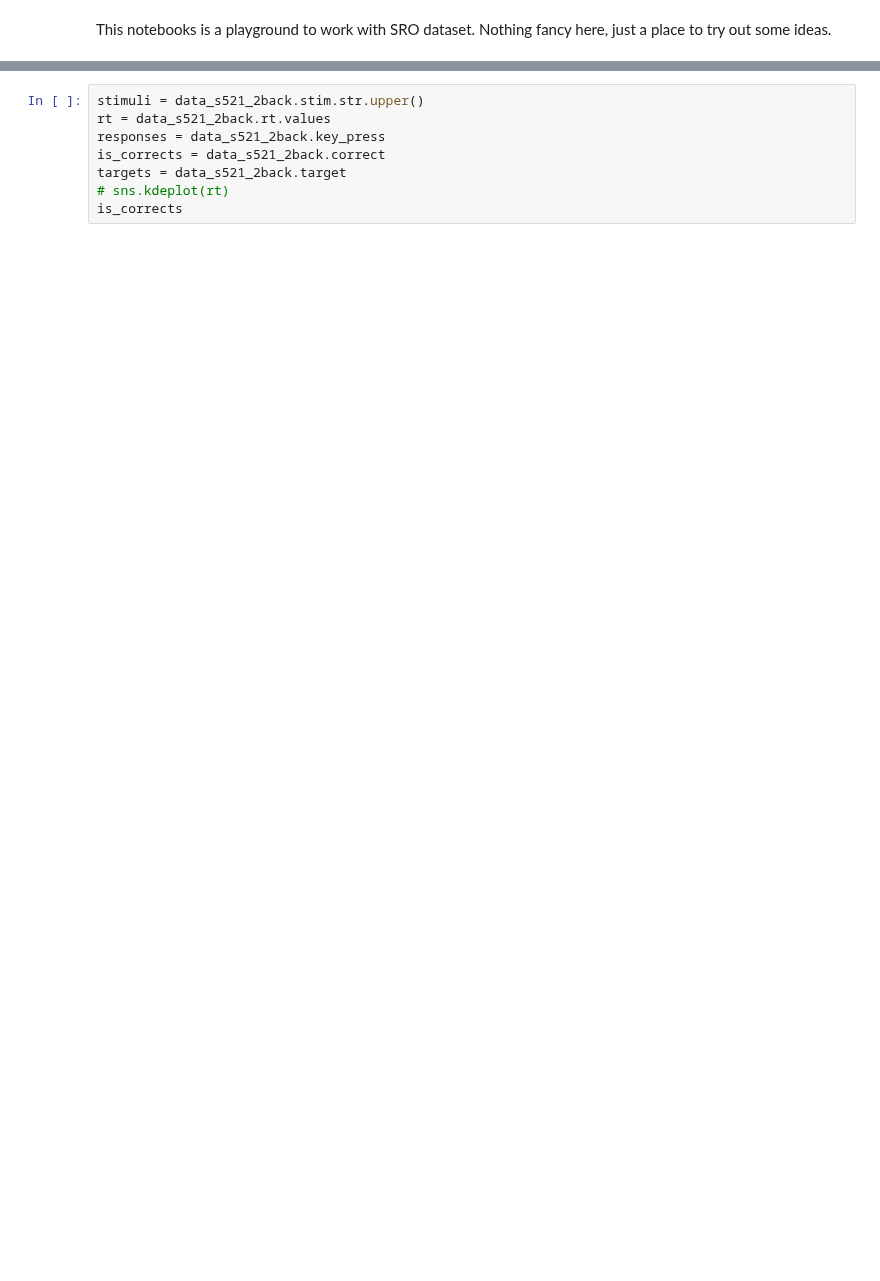
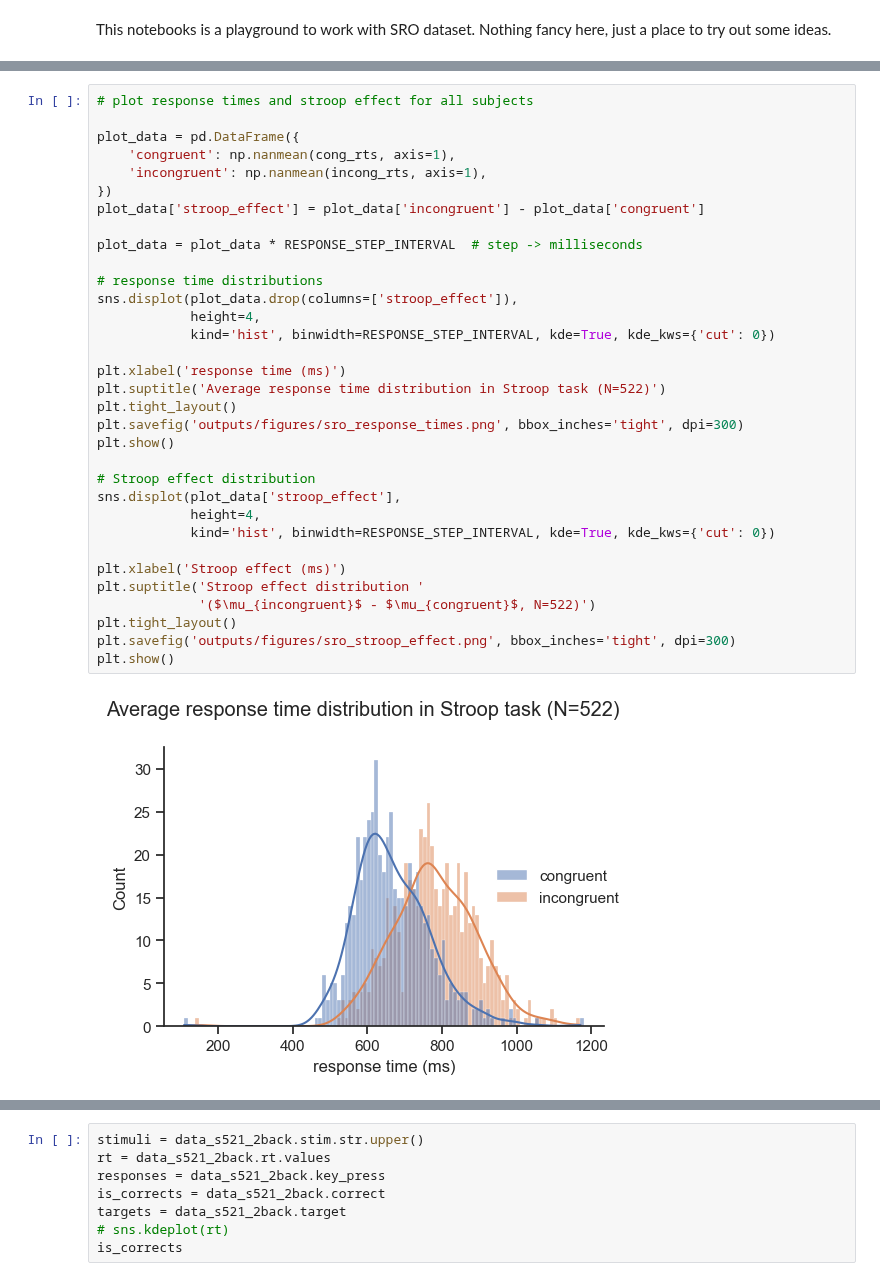
Before and after one commit to morteza/CogPonder, a Jupyter notebook: notebooks/SRO Playground.ipynb, the cells around one changed output, grey strips where cells are left out. Saved outputs shown, nothing was run; the diff lists cells and outputs as text; blank space fills up the shorter version.

```diff
--- a/notebooks/SRO Playground.ipynb
+++ b/notebooks/SRO Playground.ipynb
@@ -2,0 +55,35 @@ This notebooks is a playground to work with SRO dataset. Nothing fancy here, jus
+# %%
+# plot response times and stroop effect for all subjects
+
+plot_data = pd.DataFrame({
+    'congruent': np.nanmean(cong_rts, axis=1),
+    'incongruent': np.nanmean(incong_rts, axis=1),
+})
+plot_data['stroop_effect'] = plot_data['incongruent'] - plot_data['congruent']
+
+plot_data = plot_data * RESPONSE_STEP_INTERVAL  # step -> milliseconds
+
+# response time distributions
+sns.displot(plot_data.drop(columns=['stroop_effect']),
+            height=4,
+            kind='hist', binwidth=RESPONSE_STEP_INTERVAL, kde=True, kde_kws={'cut': 0})
+
+plt.xlabel('response time (ms)')
+plt.suptitle('Average response time distribution in Stroop task (N=522)')
+plt.tight_layout()
+plt.savefig('outputs/figures/sro_response_times.png', bbox_inches='tight', dpi=300)
+plt.show()
+
+# Stroop effect distribution
+sns.displot(plot_data['stroop_effect'],
+            height=4,
+            kind='hist', binwidth=RESPONSE_STEP_INTERVAL, kde=True, kde_kws={'cut': 0})
+
+plt.xlabel('Stroop effect (ms)')
+plt.suptitle('Stroop effect distribution '
+             '($\mu_{incongruent}$ - $\mu_{congruent}$, N=522)')
+plt.tight_layout()
+plt.savefig('outputs/figures/sro_stroop_effect.png', bbox_inches='tight', dpi=300)
+plt.show()
+# %% [output]
+[figure, added]
```
Also changed, not shown: parts of 6 cells of this notebook, 3 other files.
